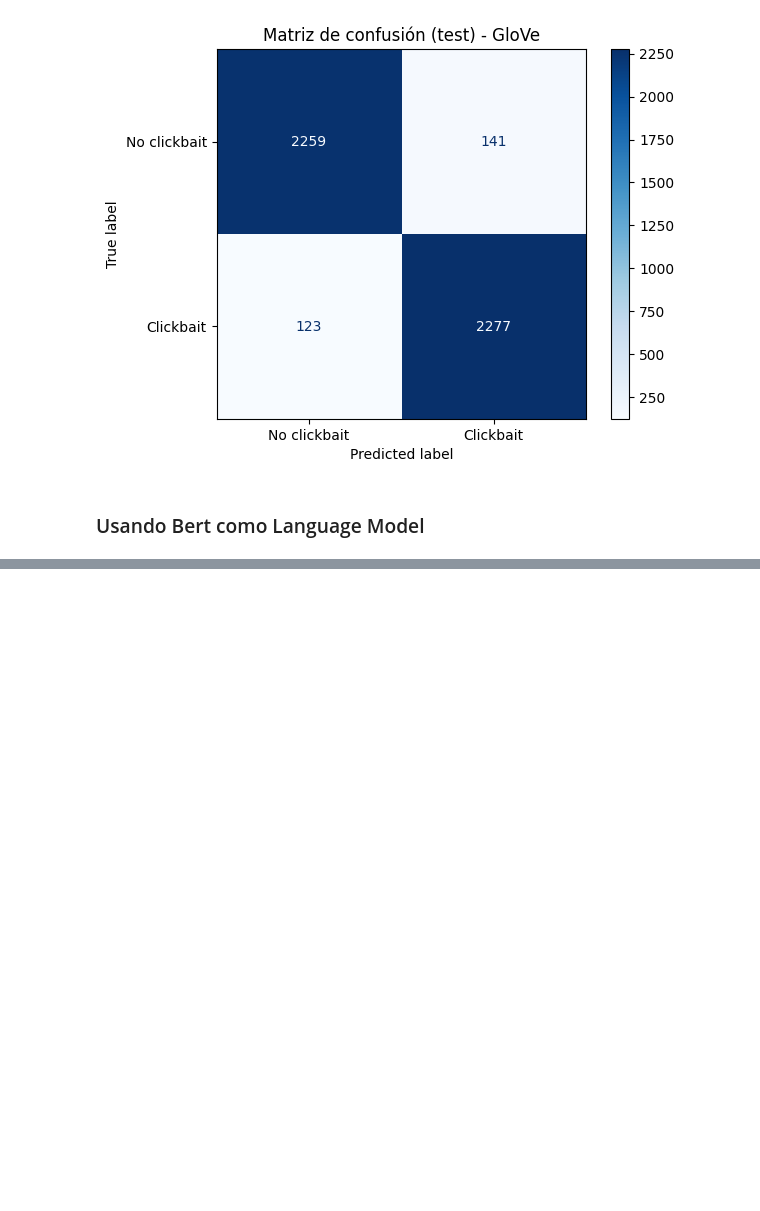
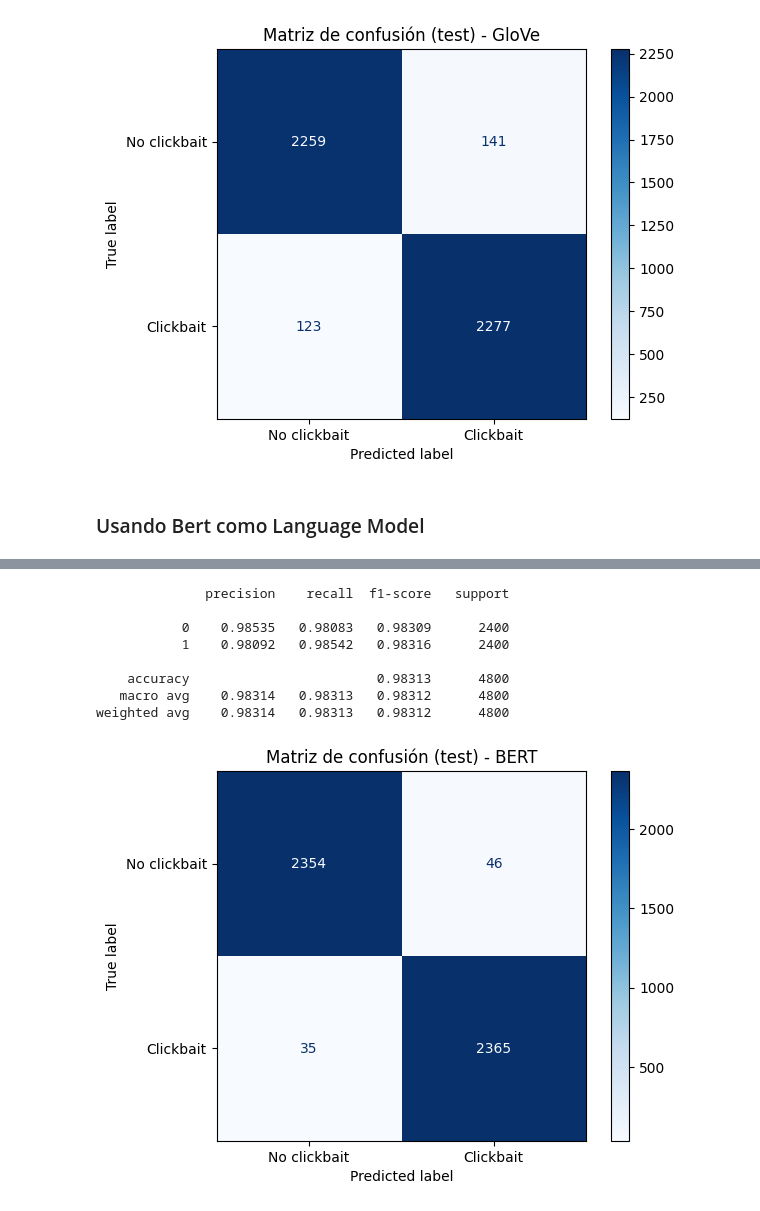
Before and after one commit to stonefeld/tpe_nlp_2025, a Jupyter notebook: experimentos_colab.ipynb, the cells around one changed output, grey strips where cells are left out. Saved outputs shown, nothing was run; the diff lists cells and outputs as text; code cells hidden in the pictures; blank space fills up the shorter version.

```diff
--- a/experimentos_colab.ipynb
+++ b/experimentos_colab.ipynb
@@ -259,7 +263,7 @@ def download_glove_embeddings(glove_dir="embeddings", dim=100):
                 percent = min(int(count * block_size * 100 / total_size), 100)
                 download_mb = count * block_size / (1024 * 1024)
                 total_mb = total_size / (1024 * 1024)
-                print(f"Descargando... {percent}% ({downloaded_mb:.1f}/{total_mb:.1f} MB)", end="\r")
+                print(f"Descargando... {percent}% ({download_mb:.1f}/{total_mb:.1f} MB)", end="\r")
 
         urllib.request.urlretrieve(url, zip_path, progress_hook)
         print("Descarga completa. Extrayendo...")
@@ -276,6 +280,7 @@ def download_glove_embeddings(glove_dir="embeddings", dim=100):
             raise Exception("El archivo extraído parece estar corrupto o vacío")
 
         remove_file(zip_path)
+        return glove_path
 
     except Exception as e:
         print(f"Error descargando embeddings GloVe: {e}")
@@ -374,7 +380,7 @@ Ahora entrenamos al modelo
 # %%
 param_grid = {"C": [0.01, 0.1, 1, 10, 100]}
 log_reg = LogisticRegression(max_iter=1000, solver="liblinear", random_state=42)
-grid = GridSearchCV(log_reg, param_grid, cv=3, scoring="f1", n_jobs=-1, verbose=1)
+grid = GridSearchCV(log_reg, param_grid, cv=3, scoring="f1", n_jobs=-1)
 grid.fit(x_train_glove, y_train)
 
 best_log_reg = grid.best_estimator_
@@ -495,0 +629,10 @@ KeyboardInterrupt
+# %%
+batch_size = 32
+max_length = 128
+bert_model, bert_tokenizer = fine_tune_bert(
+    x_train, y_train, x_valid, y_valid,
+    num_epochs=3,
+    batch_size=batch_size,
+    learning_rate=2e-5,
+    max_length=max_length
+)
@@ -495,0 +654,19 @@ KeyboardInterrupt
+# %%
+y_pred = predict_with_bert(bert_model, bert_tokenizer, x_test, batch_size=batch_size * 2, max_length=max_length)
+print(classification_report(y_test, y_pred, digits=5))
+
+cm = confusion_matrix(y_test, y_pred)
+disp = ConfusionMatrixDisplay(confusion_matrix=cm, display_labels=["No clickbait", "Clickbait"])
+disp.plot(cmap="Blues")
+plt.title("Matriz de confusión (test) - BERT")
+plt.show()
+# %% [output]
+              precision    recall  f1-score   support
+
+           0    0.98535   0.98083   0.98309      2400
+           1    0.98092   0.98542   0.98316      2400
+
+    accuracy                        0.98313      4800
+   macro avg    0.98314   0.98313   0.98312      4800
+weighted avg    0.98314   0.98313   0.98312      4800
+[figure, added]
```
Also changed, not shown: parts of 12 cells of this notebook.
